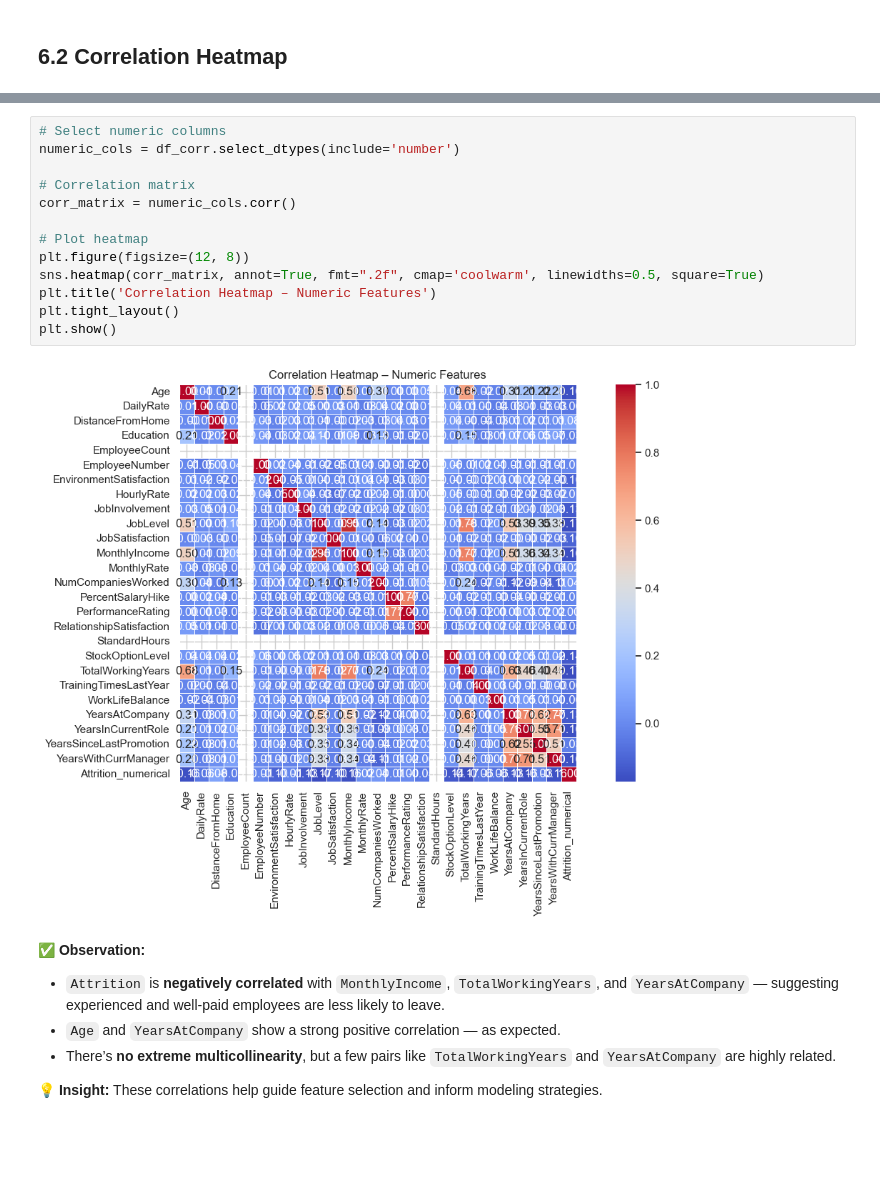
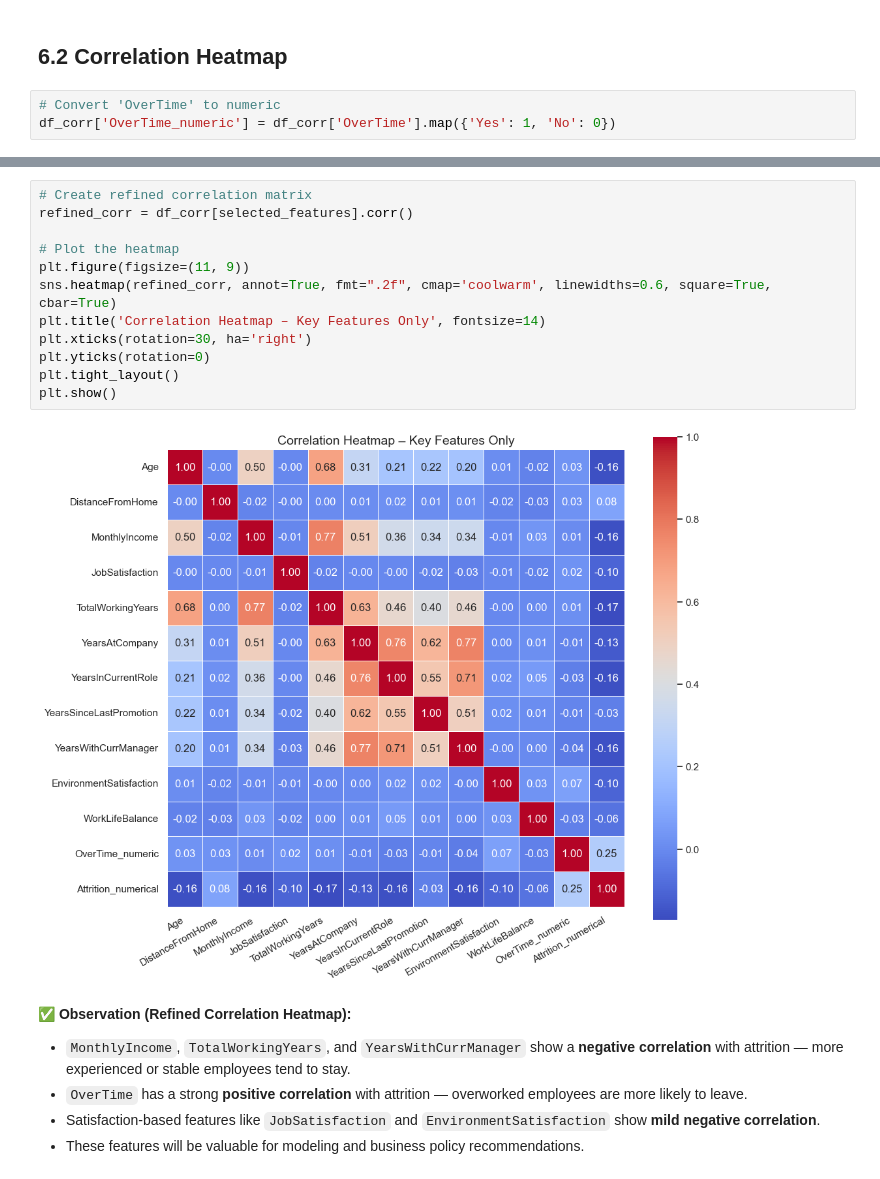
Before and after one commit to saurabhshrivastav007/workforce-attrition-analysis, a Jupyter notebook: notebooks/01_eda_attrition.ipynb, the cells around one changed output, grey strips where cells are left out. Saved outputs shown, nothing was run; the diff lists cells and outputs as text; blank space fills up the shorter version.

```diff
--- a/notebooks/01_eda_attrition.ipynb
+++ b/notebooks/01_eda_attrition.ipynb
@@ -335,3 +335,6 @@ df_corr = df.copy()
 df_corr['Attrition_numerical'] = df_corr['Attrition'].map({'Yes': 1, 'No': 0})
 # %% [markdown]
 ## 6.2 Correlation Heatmap
+# %%
+# Convert 'OverTime' to numeric
+df_corr['OverTime_numeric'] = df_corr['OverTime'].map({'Yes': 1, 'No': 0})
@@ -338,22 +349,21 @@ df_corr['Attrition_numerical'] = df_corr['Attrition'].map({'Yes': 1, 'No': 0})
 # %%
-# Select numeric columns
-numeric_cols = df_corr.select_dtypes(include='number')
+# Create refined correlation matrix
+refined_corr = df_corr[selected_features].corr()
 
-# Correlation matrix
-corr_matrix = numeric_cols.corr()
-
-# Plot heatmap
-plt.figure(figsize=(12, 8))
-sns.heatmap(corr_matrix, annot=True, fmt=".2f", cmap='coolwarm', linewidths=0.5, square=True)
-plt.title('Correlation Heatmap – Numeric Features')
+# Plot the heatmap
+plt.figure(figsize=(11, 9))
+sns.heatmap(refined_corr, annot=True, fmt=".2f", cmap='coolwarm', linewidths=0.6, square=True, cbar=True)
+plt.title('Correlation Heatmap – Key Features Only', fontsize=14)
+plt.xticks(rotation=30, ha='right')
+plt.yticks(rotation=0)
 plt.tight_layout()
 plt.show()
 # %% [output]
-[figure, old version]
+[figure, new version]
 # %% [markdown]
-✅ **Observation:**
-- `Attrition` is **negatively correlated** with `MonthlyIncome`, `TotalWorkingYears`, and `YearsAtCompany` — suggesting experienced and well-paid employees are less likely to leave.
-- `Age` and `YearsAtCompany` show a strong positive correlation — as expected.
-- There’s **no extreme multicollinearity**, but a few pairs like `TotalWorkingYears` and `YearsAtCompany` are highly related.
+✅ **Observation (Refined Correlation Heatmap):**
 
-💡 **Insight:** These correlations help guide feature selection and inform modeling strategies.
+- `MonthlyIncome`, `TotalWorkingYears`, and `YearsWithCurrManager` show a **negative correlation** with attrition — more experienced or stable employees tend to stay.
+- `OverTime` has a strong **positive correlation** with attrition — overworked employees are more likely to leave.
+- Satisfaction-based features like `JobSatisfaction` and `EnvironmentSatisfaction` show **mild negative correlation**.
+- These features will be valuable for modeling and business policy recommendations.
```
Also changed, not shown: parts of 4 cells of this notebook, 1 other file.
